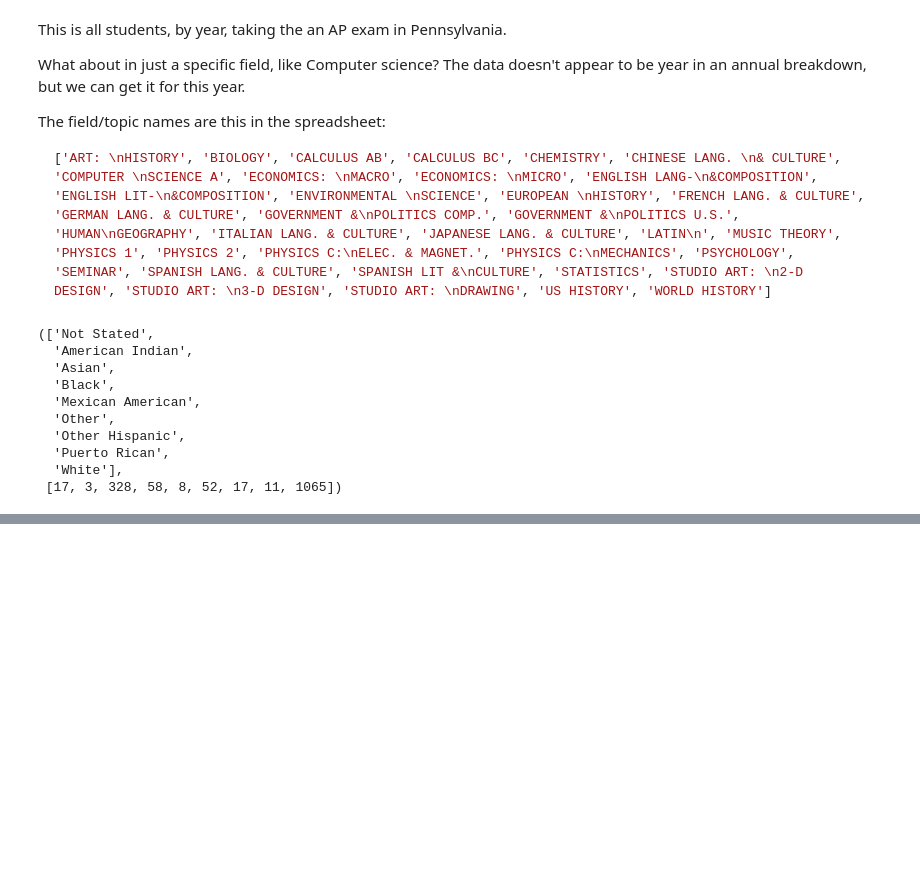
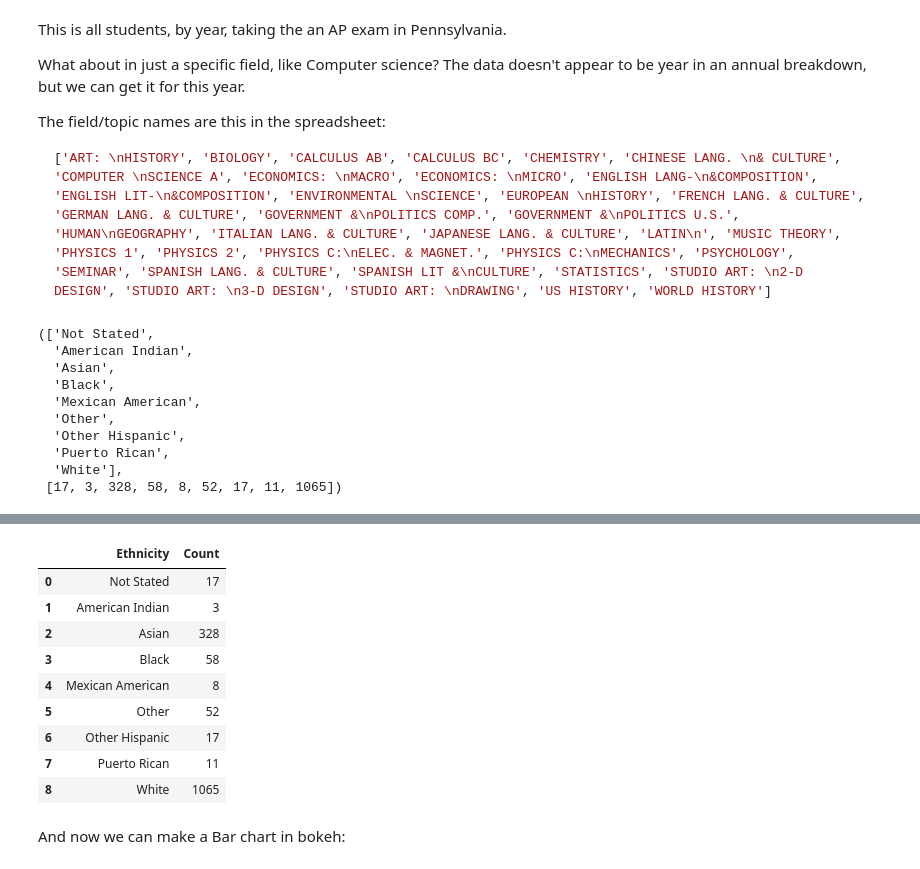
Before and after one commit to dsblank/cs-ap-analysis, a Jupyter notebook: index.ipynb, the cells around one changed output, grey strips where cells are left out. Cells and saved outputs as stored; diff of their text form; code cells hidden in the pictures; blank space fills up the shorter version.

Commit message:
Added example using bokeh and pandas

```diff
--- a/index.ipynb
+++ b/index.ipynb
@@ -196,0 +216,2 @@ Hope this was useful!
+# %%
+d = list(zip(*data))
@@ -196,0 +230,17 @@ Hope this was useful!
+# %%
+df = pandas.DataFrame(d, columns=["Ethnicity", "Count"])
+# %%
+df
+# %% [output]
+|  | Ethnicity | Count |
+| 0 | Not Stated | 17 |
+| 1 | American Indian | 3 |
+| 2 | Asian | 328 |
+| 3 | Black | 58 |
+| 4 | Mexican American | 8 |
+| 5 | Other | 52 |
+| 6 | Other Hispanic | 17 |
+| 7 | Puerto Rican | 11 |
+| 8 | White | 1065 |
+# %% [markdown]
+And now we can make a Bar chart in bokeh:
```
Also changed, not shown: parts of 10 cells of this notebook, 1 other file.
